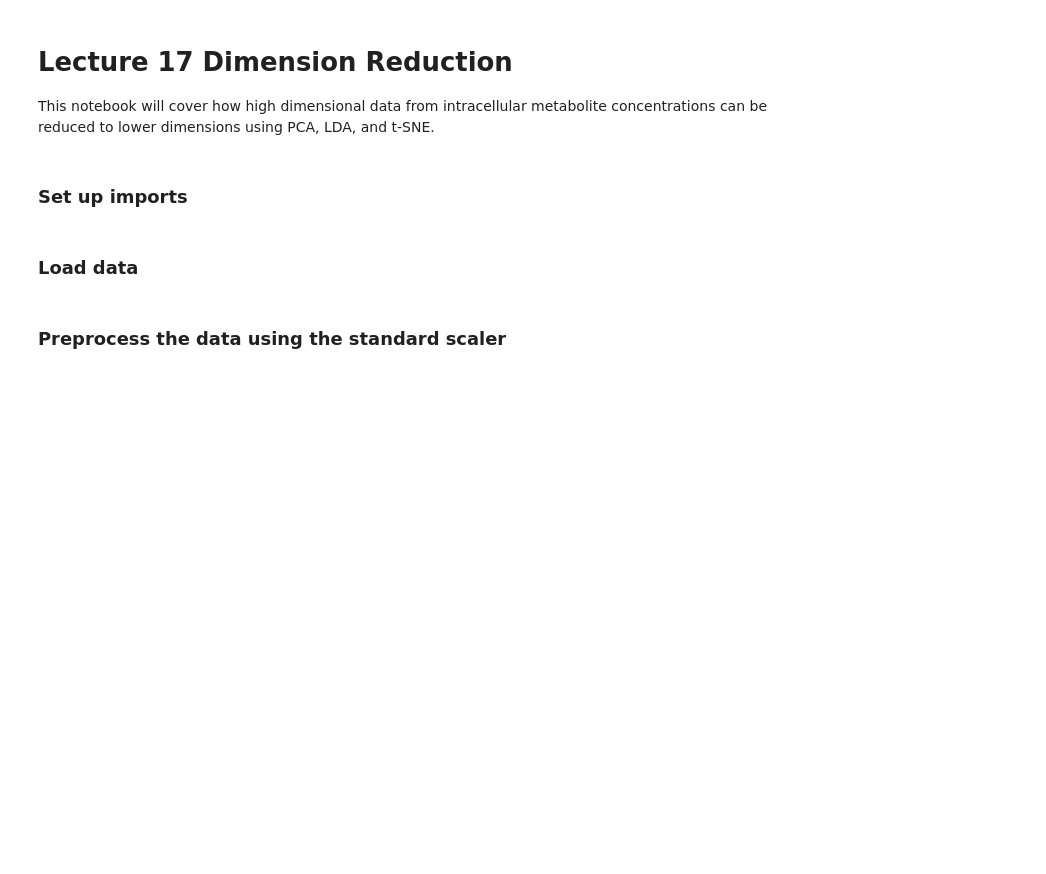
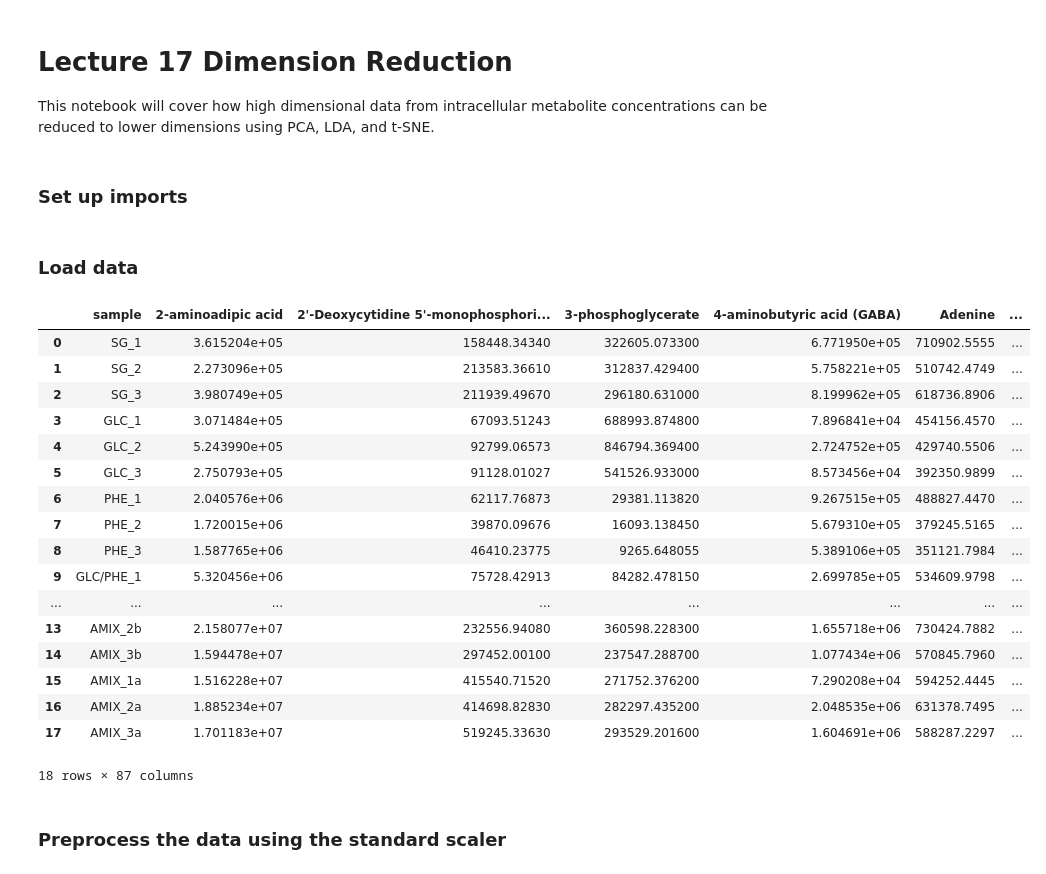
Before and after one commit to RhymerJ123/Rhodococcus-Shap, a Jupyter notebook: L17_notes.ipynb, the cells around one changed output. Saved outputs shown, nothing was run; the diff lists cells and outputs as text; code cells hidden in the pictures; blank space fills up the shorter version.

```diff
--- a/L17_notes.ipynb
+++ b/L17_notes.ipynb
@@ -14,6 +14,28 @@ from sklearn.manifold import TSNE
 ### Load data
 # %%
 # load the rhodococcus intracellar metabolite dataset
+rhodo_df = pd.read_csv('data/rhodo_data.csv')
+
+rhodo_df
+# %% [output]
+|  | sample | 2-aminoadipic acid | 2'-Deoxycytidine 5'-monophosphori... | 3-phosphoglycerate | 4-aminobutyric acid (GABA) | Adenine | ... |
+| 0 | SG_1 | 3.615204e+05 | 158448.34340 | 322605.073300 | 6.771950e+05 | 710902.5555 | ... |
+| 1 | SG_2 | 2.273096e+05 | 213583.36610 | 312837.429400 | 5.758221e+05 | 510742.4749 | ... |
+| 2 | SG_3 | 3.980749e+05 | 211939.49670 | 296180.631000 | 8.199962e+05 | 618736.8906 | ... |
+| 3 | GLC_1 | 3.071484e+05 | 67093.51243 | 688993.874800 | 7.896841e+04 | 454156.4570 | ... |
+| 4 | GLC_2 | 5.243990e+05 | 92799.06573 | 846794.369400 | 2.724752e+05 | 429740.5506 | ... |
+| 5 | GLC_3 | 2.750793e+05 | 91128.01027 | 541526.933000 | 8.573456e+04 | 392350.9899 | ... |
+| 6 | PHE_1 | 2.040576e+06 | 62117.76873 | 29381.113820 | 9.267515e+05 | 488827.4470 | ... |
+| 7 | PHE_2 | 1.720015e+06 | 39870.09676 | 16093.138450 | 5.679310e+05 | 379245.5165 | ... |
+| 8 | PHE_3 | 1.587765e+06 | 46410.23775 | 9265.648055 | 5.389106e+05 | 351121.7984 | ... |
+| 9 | GLC/PHE_1 | 5.320456e+06 | 75728.42913 | 84282.478150 | 2.699785e+05 | 534609.9798 | ... |
+| ... | ... | ... | ... | ... | ... | ... | ... |
+| 13 | AMIX_2b | 2.158077e+07 | 232556.94080 | 360598.228300 | 1.655718e+06 | 730424.7882 | ... |
+| 14 | AMIX_3b | 1.594478e+07 | 297452.00100 | 237547.288700 | 1.077434e+06 | 570845.7960 | ... |
+| 15 | AMIX_1a | 1.516228e+07 | 415540.71520 | 271752.376200 | 7.290208e+04 | 594252.4445 | ... |
+| 16 | AMIX_2a | 1.885234e+07 | 414698.82830 | 282297.435200 | 2.048535e+06 | 631378.7495 | ... |
+| 17 | AMIX_3a | 1.701183e+07 | 519245.33630 | 293529.201600 | 1.604691e+06 | 588287.2297 | ... |
+18 rows × 87 columns
 # %% [markdown]
 ### Preprocess the data using the standard scaler
 # %%
```
Also changed, not shown: parts of 19 cells of this notebook.
